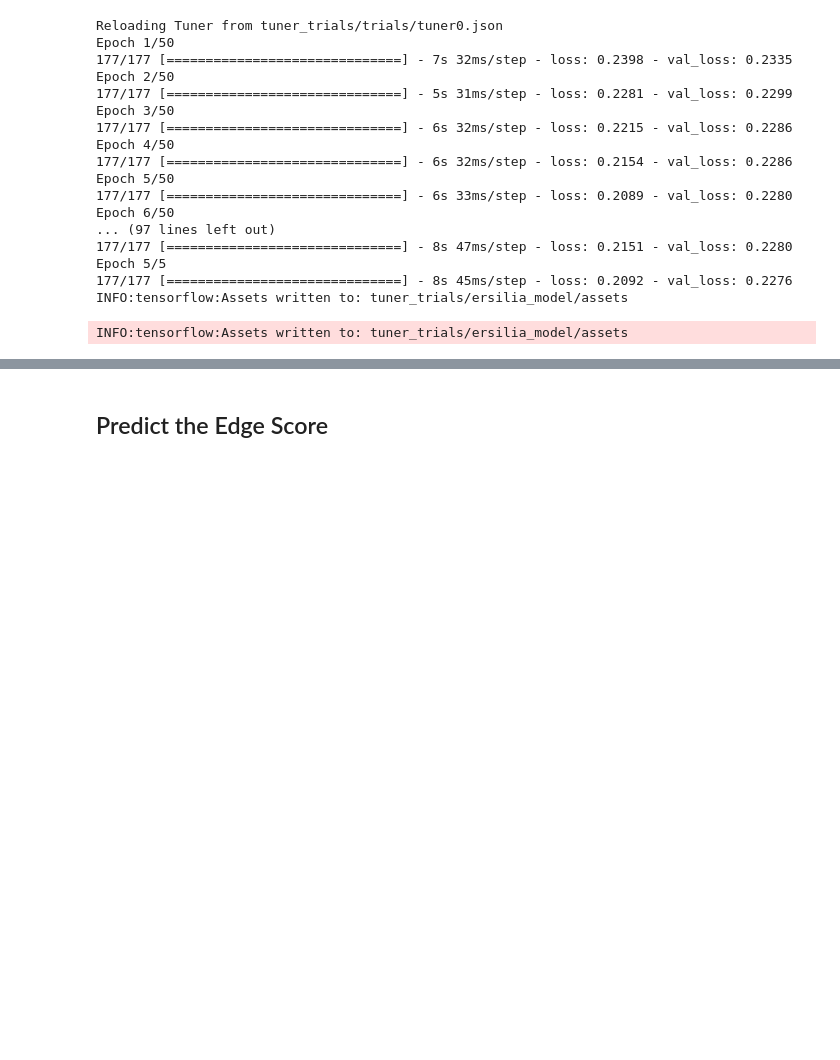
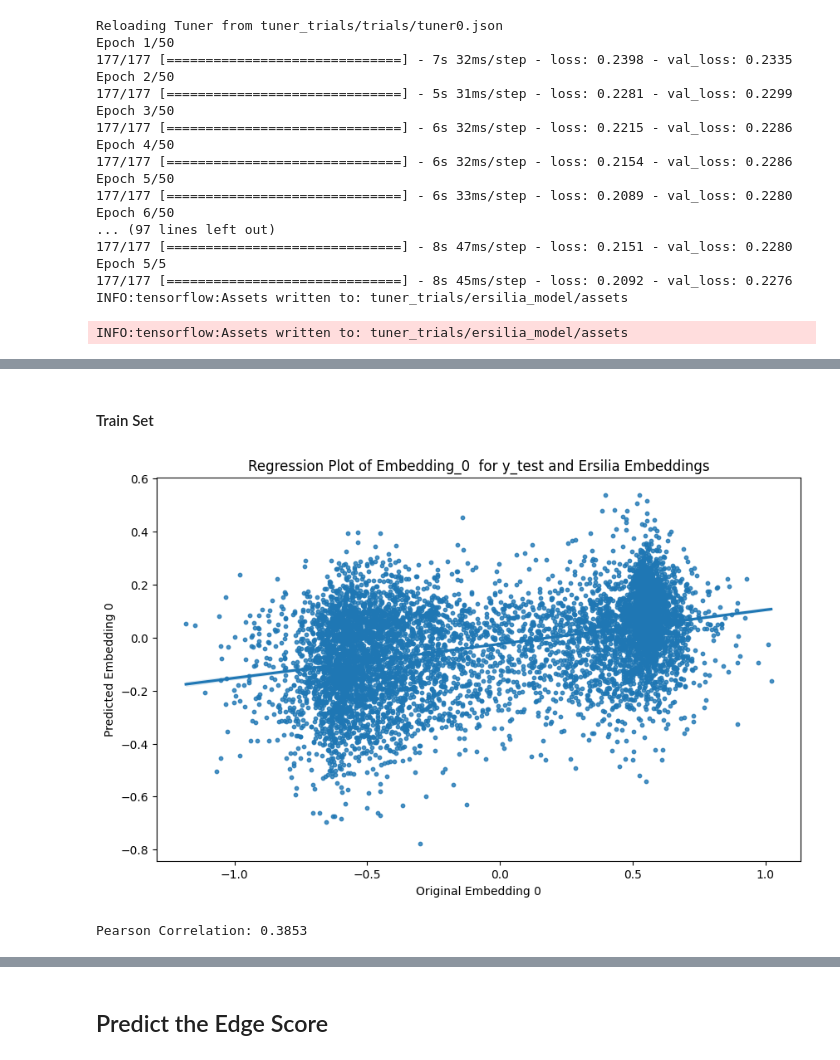
Before and after one commit to ersilia-os/eos3nl8, a Jupyter notebook: model/framework/code/ersilia_final_eval.ipynb, the cells around one changed output, grey strips where cells are left out. Drawn from its saved outputs; the diff is of its cells as text; code cells hidden in the pictures; blank space fills up the shorter version.

```diff
--- a/model/framework/code/ersilia_final_eval.ipynb
+++ b/model/framework/code/ersilia_final_eval.ipynb
@@ -221,5 +222,6 @@ model = keras.models.load_model("tuner_trials/ersilia_model")
 
 # predict the embeddings of the drug ersilia descriptor
 ersilia_embeddings = model.predict(X_test)
+train_ersilia_embeddings = model.predict(X_train)
 print(ersilia_embeddings)
 # %% [output]
@@ -239,0 +295,9 @@ print(ersilia_embeddings)
+# %% [markdown]
+#### Train Set
+# %%
+col_comparison(0,
+               original_embeddings=y_train,
+               predicted_embeddings=train_ersilia_embeddings)
+# %% [output]
+[figure, added]
+Pearson Correlation: 0.3853
```
Also changed, not shown: parts of 19 cells of this notebook, 3 other files.
